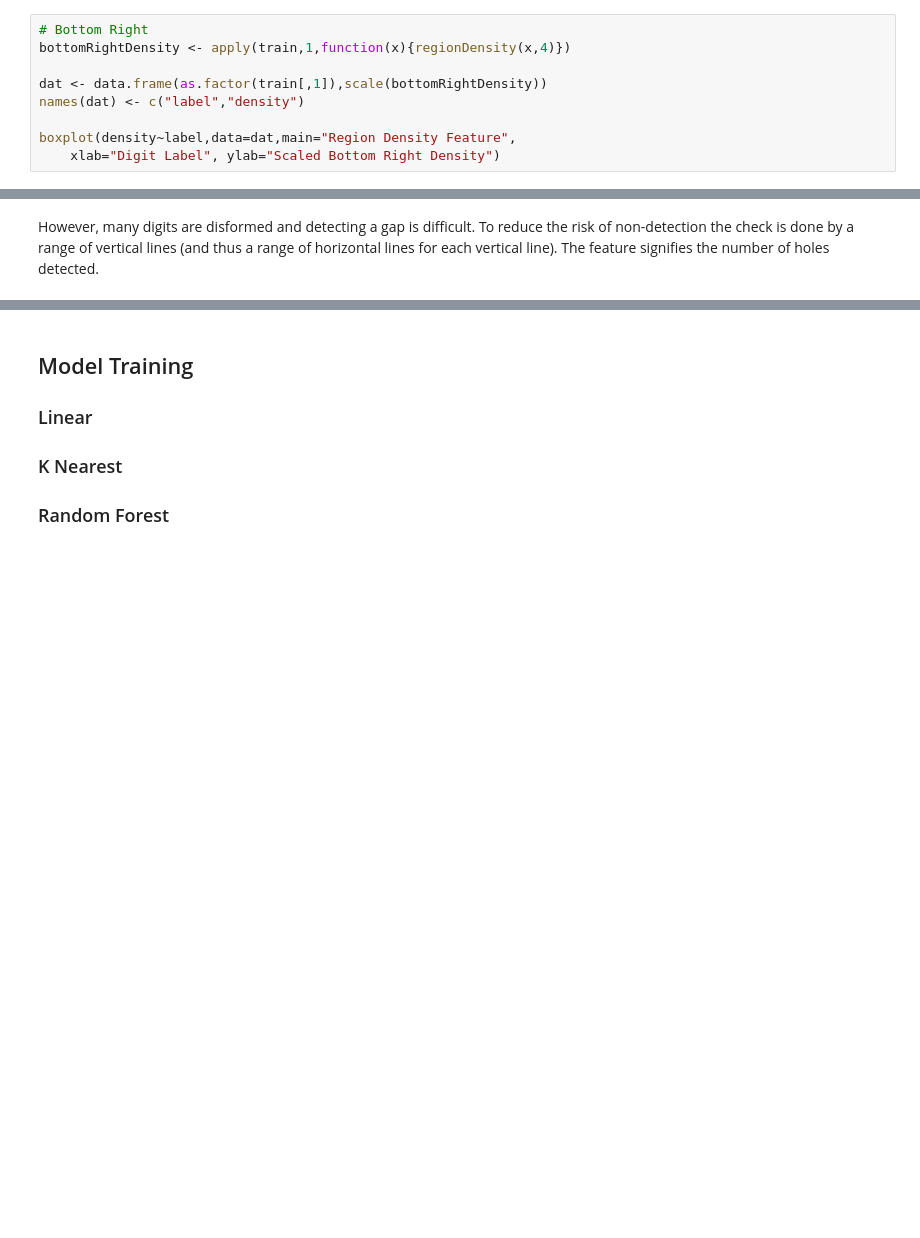
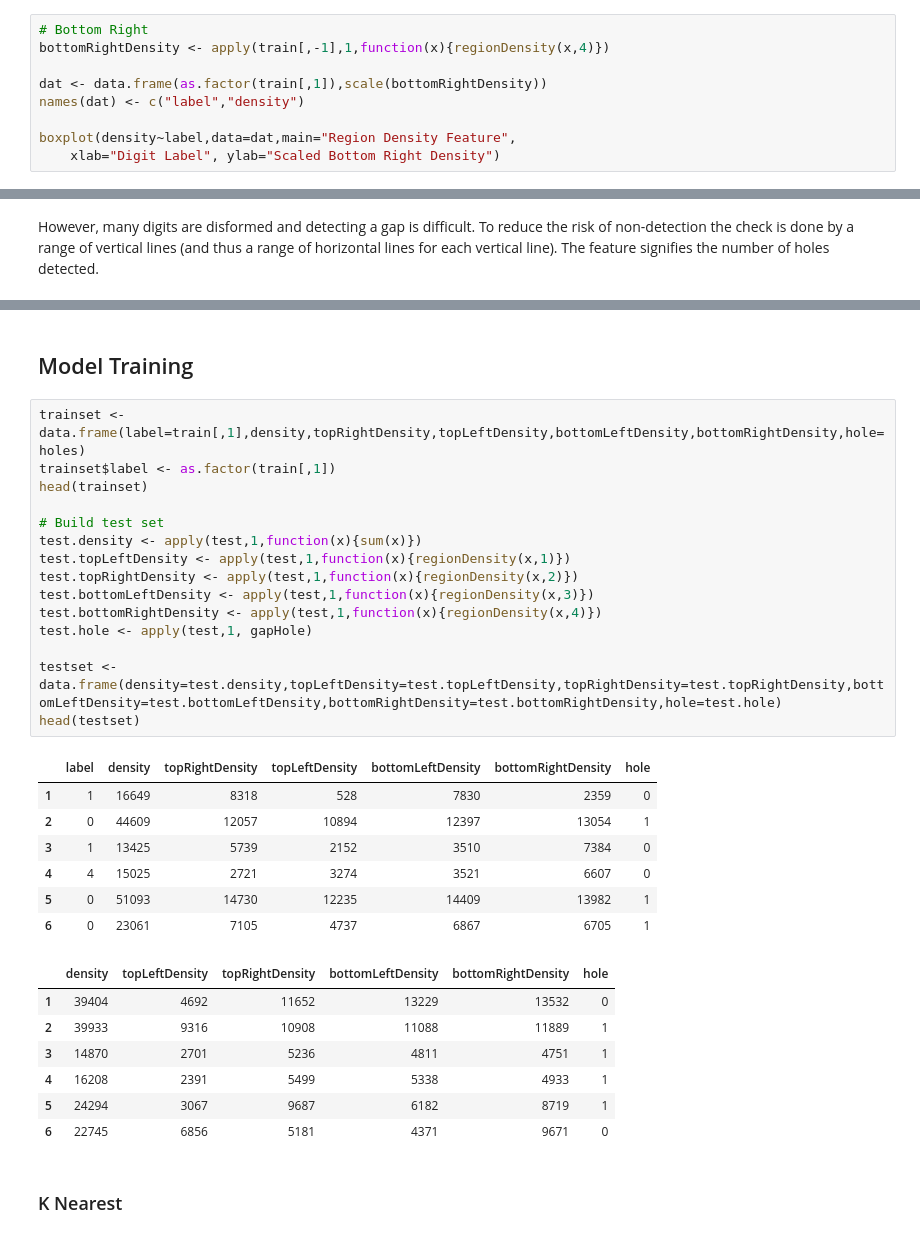
Before and after one commit to evertonjlima/Data-Science-Jupyter-Notebooks, a Jupyter notebook: Digit-Recognizer/digit-recognizer.ipynb, the cells around one changed output, grey strips where cells are left out. Cells and saved outputs as stored; diff of their text form; blank space fills up the shorter version.

```diff
--- a/Digit-Recognizer/digit-recognizer.ipynb
+++ b/Digit-Recognizer/digit-recognizer.ipynb
@@ -216,7 +210,7 @@ boxplot(density~label,data=dat,main="Region Density Feature",
 [figure]
 # %%
 # Bottom Right
-bottomRightDensity <- apply(train,1,function(x){regionDensity(x,4)})
+bottomRightDensity <- apply(train[,-1],1,function(x){regionDensity(x,4)})
 
 dat <- data.frame(as.factor(train[,1]),scale(bottomRightDensity))
 names(dat) <- c("label","density")
@@ -364,9 +346,34 @@ maxLoc
 # %% [markdown]
-
 ## Model Training
-
-### Linear
-
-### K Nearest
-
-### Random Forest
+# %%
+trainset <- data.frame(label=train[,1],density,topRightDensity,topLeftDensity,bottomLeftDensity,bottomRightDensity,hole=holes)
+trainset$label <- as.factor(train[,1])
+head(trainset)
+
+# Build test set
+test.density <- apply(test,1,function(x){sum(x)})
+test.topLeftDensity <- apply(test,1,function(x){regionDensity(x,1)})
+test.topRightDensity <- apply(test,1,function(x){regionDensity(x,2)})
+test.bottomLeftDensity <- apply(test,1,function(x){regionDensity(x,3)})
+test.bottomRightDensity <- apply(test,1,function(x){regionDensity(x,4)})
+test.hole <- apply(test,1, gapHole)
+
+testset <- data.frame(density=test.density,topLeftDensity=test.topLeftDensity,topRightDensity=test.topRightDensity,bottomLeftDensity=test.bottomLeftDensity,bottomRightDensity=test.bottomRightDensity,hole=test.hole)
+head(testset)
+# %% [output]
+|  | label | density | topRightDensity | topLeftDensity | bottomLeftDensity | bottomRightDensity | hole |
+| 1 | 1 | 16649 | 8318 | 528 | 7830 | 2359 | 0 |
+| 2 | 0 | 44609 | 12057 | 10894 | 12397 | 13054 | 1 |
+| 3 | 1 | 13425 | 5739 | 2152 | 3510 | 7384 | 0 |
+| 4 | 4 | 15025 | 2721 | 3274 | 3521 | 6607 | 0 |
+| 5 | 0 | 51093 | 14730 | 12235 | 14409 | 13982 | 1 |
+| 6 | 0 | 23061 | 7105 | 4737 | 6867 | 6705 | 1 |
+|  | density | topLeftDensity | topRightDensity | bottomLeftDensity | bottomRightDensity | hole |
+| 1 | 39404 | 4692 | 11652 | 13229 | 13532 | 0 |
+| 2 | 39933 | 9316 | 10908 | 11088 | 11889 | 1 |
+| 3 | 14870 | 2701 | 5236 | 4811 | 4751 | 1 |
+| 4 | 16208 | 2391 | 5499 | 5338 | 4933 | 1 |
+| 5 | 24294 | 3067 | 9687 | 6182 | 8719 | 1 |
+| 6 | 22745 | 6856 | 5181 | 4371 | 9671 | 0 |
+# %% [markdown]
+### K Nearest
```
Also changed, not shown: parts of 18 cells of this notebook, 2 other files.
